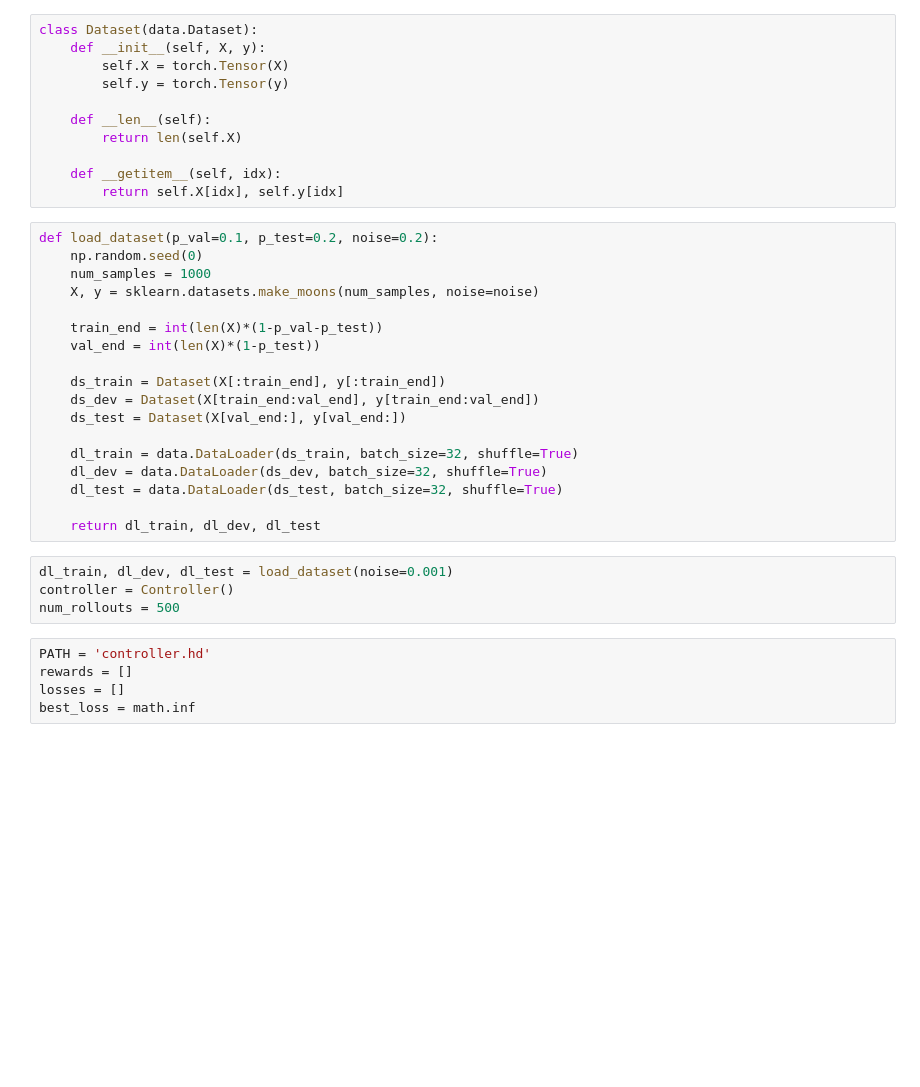
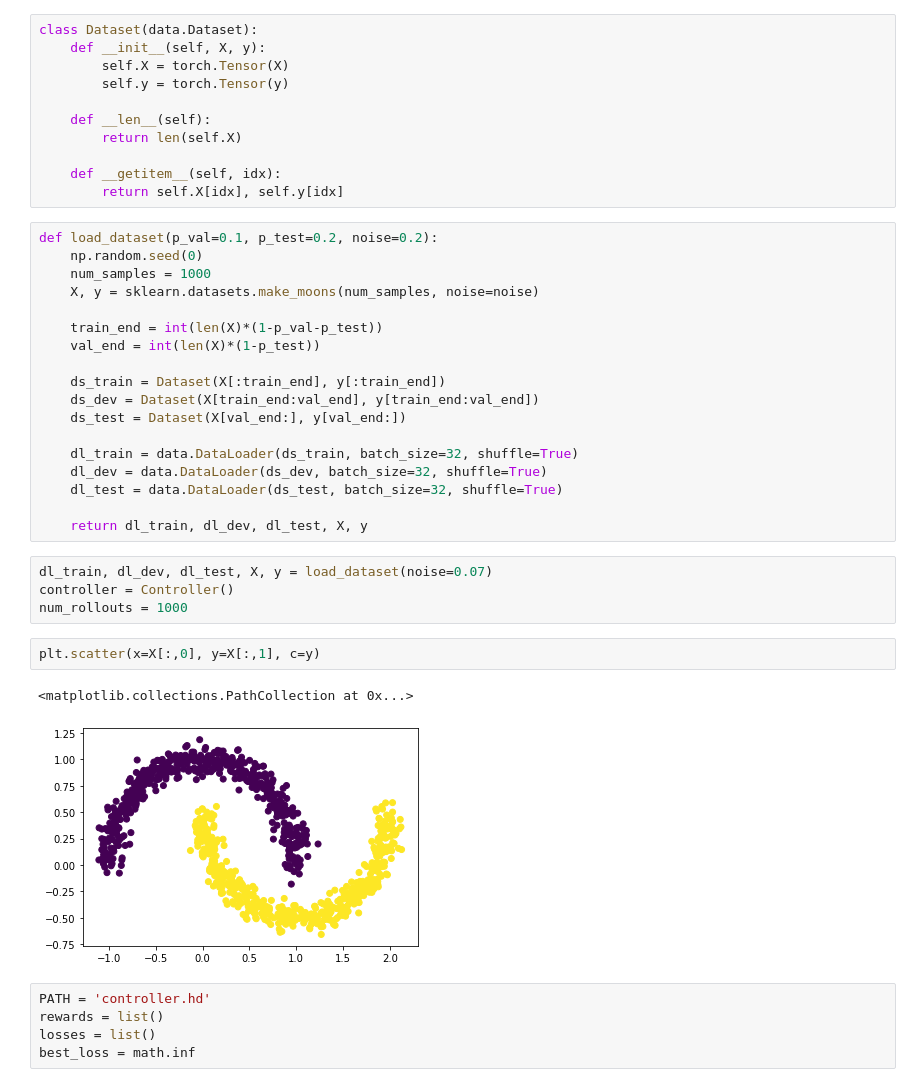
Before and after one commit to SamirMoustafa/minimal-nas, a Jupyter notebook: train.ipynb, the cells around one changed output. Drawn from its saved outputs; the diff is of its cells as text; blank space fills up the shorter version.

```diff
--- a/train.ipynb
+++ b/train.ipynb
@@ -36,15 +36,20 @@ def load_dataset(p_val=0.1, p_test=0.2, noise=0.2):
     dl_dev = data.DataLoader(ds_dev, batch_size=32, shuffle=True)
     dl_test = data.DataLoader(ds_test, batch_size=32, shuffle=True)
 
-    return dl_train, dl_dev, dl_test
+    return dl_train, dl_dev, dl_test, X, y
 # %%
-dl_train, dl_dev, dl_test = load_dataset(noise=0.001)
+dl_train, dl_dev, dl_test, X, y = load_dataset(noise=0.07)
 controller = Controller()
-num_rollouts = 500
+num_rollouts = 1000
+# %%
+plt.scatter(x=X[:,0], y=X[:,1], c=y)
+# %% [output]
+<matplotlib.collections.PathCollection at 0x...>
+[figure, added]
 # %%
 PATH = 'controller.hd'
-rewards = []
-losses = []
+rewards = list()
+losses = list()
 best_loss = math.inf
 # %%
 print('Training controller...')
```
Also changed, not shown: parts of 8 cells of this notebook, 2 other files.
